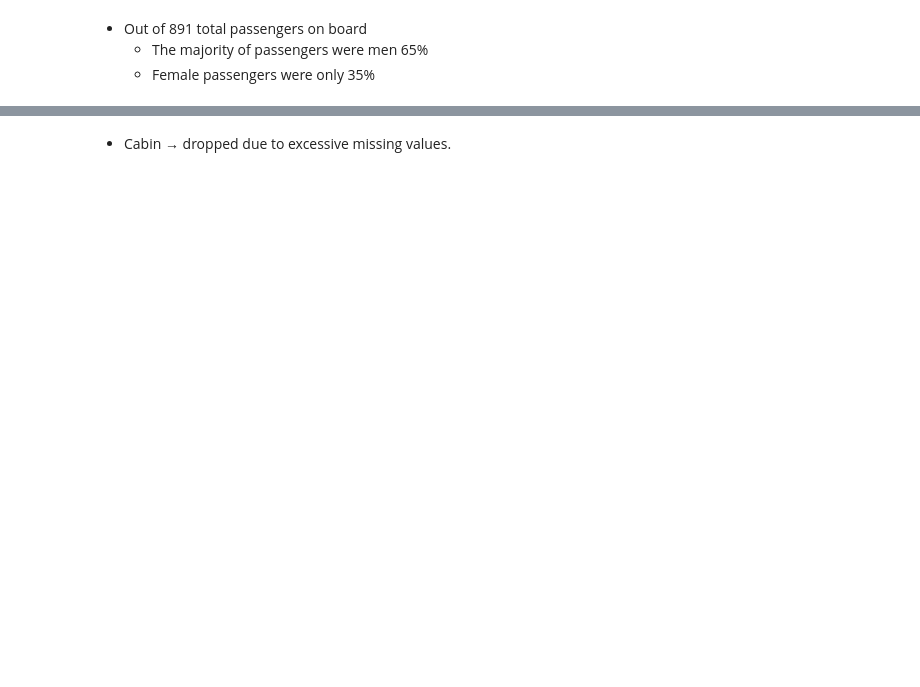
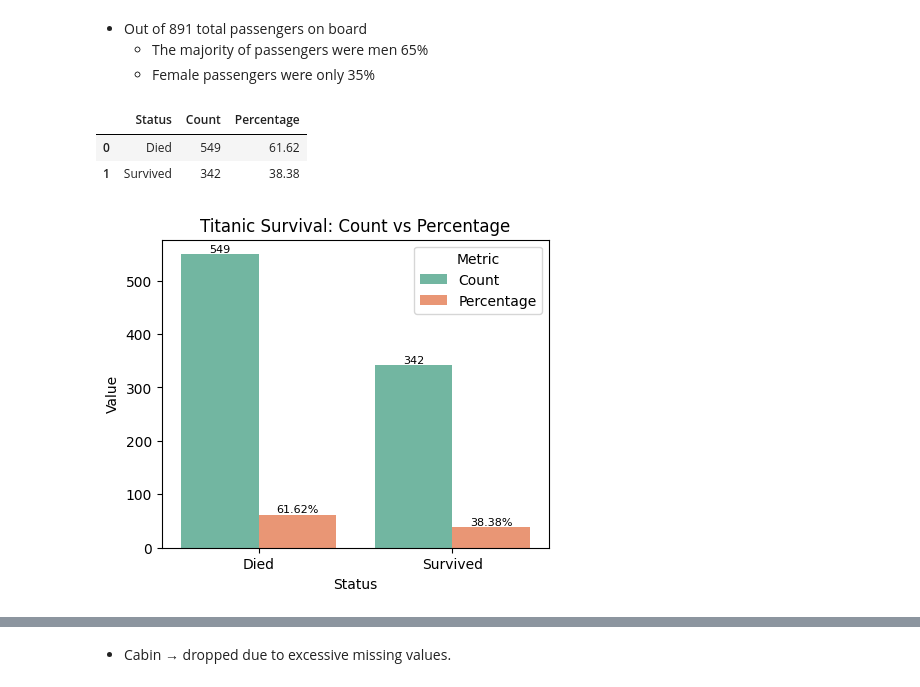
Before and after one commit to elaiyarani-s/Titanic-DataAnalysis, a Jupyter notebook: ML_Titanic.ipynb, the cells around one changed output, grey strips where cells are left out. Saved outputs shown, nothing was run; the diff lists cells and outputs as text; code cells hidden in the pictures; blank space fills up the shorter version.

```diff
--- a/ML_Titanic.ipynb
+++ b/ML_Titanic.ipynb
@@ -197,4 +314,45 @@ plt.show()
 - Out of 891 total passengers on board
     - The majority of passengers were men 65%
     - Female passengers were only 35%
+# %%
+# Percentage Deaths and Survivors
+
+total_df = df.groupby('Survived').size()
+total_df = total_df.rename({0: "Died", 1: "Survived"})
+total_percentage = (total_df / total_df.sum()) * 100
+Percentage_death_survived = pd.DataFrame({"Count": total_df, "Percentage": total_percentage.round(2)})
+Percentage_death_survived = Percentage_death_survived.reset_index().rename(columns={"Survived": "Status"})
+
+display(Percentage_death_survived)
+
+plot_df = Percentage_death_survived.melt(
+    id_vars="Status",
+    value_vars=["Count", "Percentage"],
+    var_name="Metric",
+    value_name="Value"
+)
+
+plt.figure(figsize=(5,4))
+ax = sns.barplot(data=plot_df, x="Status", y="Value", hue="Metric", palette="Set2")
+
+for p, metric in zip(ax.patches, plot_df['Metric']):
+    height = p.get_height()
+    if metric == "Percentage":
+        label = f'{height:.2f}%'
+    else:
+        label = f'{int(height)}'
+    ax.annotate(label,
+                (p.get_x() + p.get_width() / 2., height),
+                ha='center', va='bottom', fontsize=8)
+
+plt.title("Titanic Survival: Count vs Percentage")
+plt.xlabel("Status")
+plt.ylabel("Value")
+plt.legend(title="Metric")
+plt.show()
+# %% [output]
+|  | Status | Count | Percentage |
+| 0 | Died | 549 | 61.62 |
+| 1 | Survived | 342 | 38.38 |
+[figure, added]
 # %%
```
Also changed, not shown: parts of 27 cells of this notebook, 1 other file.
